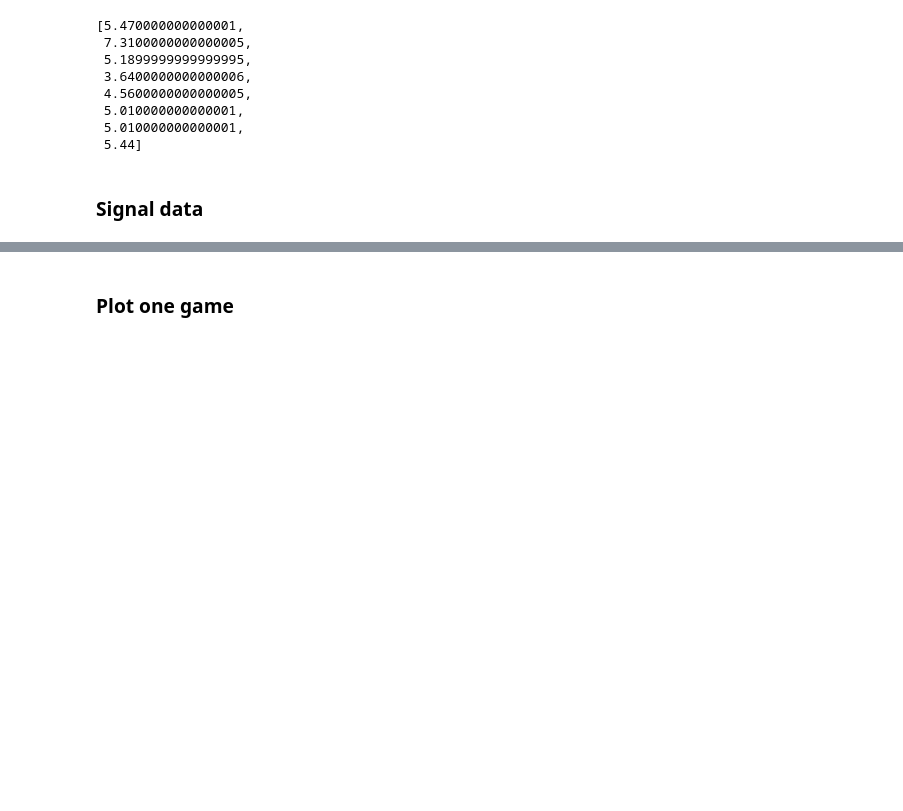
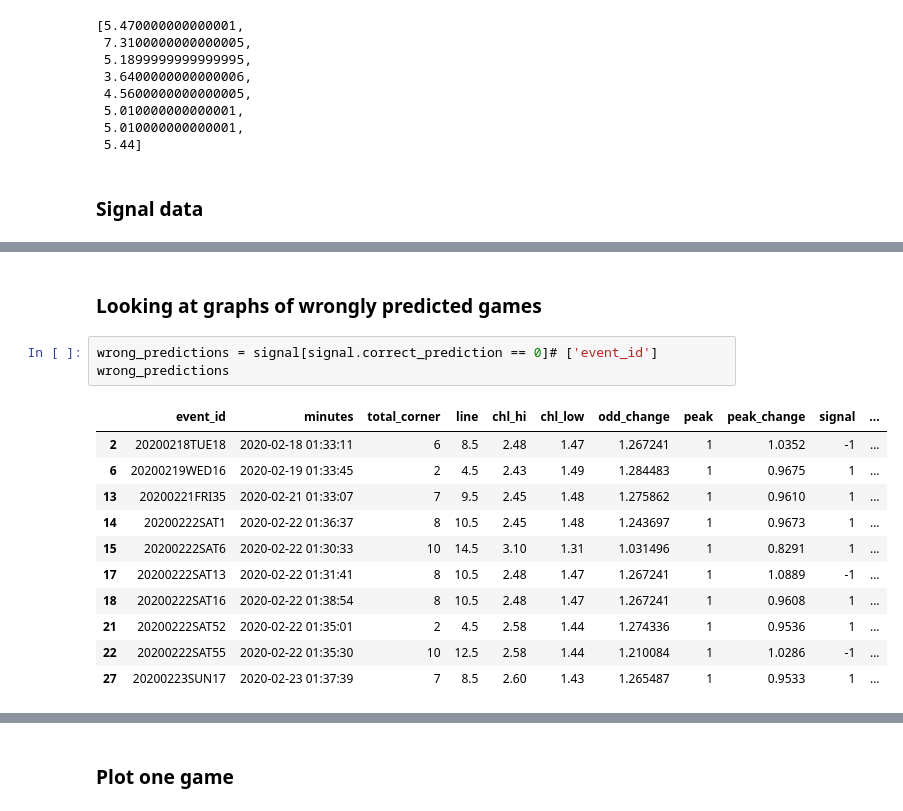
Before and after one commit to tysonwu/odds-crawl-app, a Jupyter notebook: development/data_collection/signal analysis.ipynb, the cells around one changed output, grey strips where cells are left out. Cells and saved outputs as stored; diff of their text form; blank space fills up the shorter version.

```diff
--- a/development/data_collection/signal analysis.ipynb
+++ b/development/data_collection/signal analysis.ipynb
@@ -50,0 +51,17 @@ signal
+# %% [markdown]
+### Looking at graphs of wrongly predicted games
+# %%
+wrong_predictions = signal[signal.correct_prediction == 0]# ['event_id']
+wrong_predictions
+# %% [output]
+|  | event_id | minutes | total_corner | line | chl_hi | chl_low | odd_change | peak | peak_change | signal | ... |
+| 2 | 20200218TUE18 | 2020-02-18 01:33:11 | 6 | 8.5 | 2.48 | 1.47 | 1.267241 | 1 | 1.0352 | -1 | ... |
+| 6 | 20200219WED16 | 2020-02-19 01:33:45 | 2 | 4.5 | 2.43 | 1.49 | 1.284483 | 1 | 0.9675 | 1 | ... |
+| 13 | 20200221FRI35 | 2020-02-21 01:33:07 | 7 | 9.5 | 2.45 | 1.48 | 1.275862 | 1 | 0.9610 | 1 | ... |
+| 14 | 20200222SAT1 | 2020-02-22 01:36:37 | 8 | 10.5 | 2.45 | 1.48 | 1.243697 | 1 | 0.9673 | 1 | ... |
+| 15 | 20200222SAT6 | 2020-02-22 01:30:33 | 10 | 14.5 | 3.10 | 1.31 | 1.031496 | 1 | 0.8291 | 1 | ... |
+| 17 | 20200222SAT13 | 2020-02-22 01:31:41 | 8 | 10.5 | 2.48 | 1.47 | 1.267241 | 1 | 1.0889 | -1 | ... |
+| 18 | 20200222SAT16 | 2020-02-22 01:38:54 | 8 | 10.5 | 2.48 | 1.47 | 1.267241 | 1 | 0.9608 | 1 | ... |
+| 21 | 20200222SAT52 | 2020-02-22 01:35:01 | 2 | 4.5 | 2.58 | 1.44 | 1.274336 | 1 | 0.9536 | 1 | ... |
+| 22 | 20200222SAT55 | 2020-02-22 01:35:30 | 10 | 12.5 | 2.58 | 1.44 | 1.210084 | 1 | 1.0286 | -1 | ... |
+| 27 | 20200223SUN17 | 2020-02-23 01:37:39 | 7 | 8.5 | 2.60 | 1.43 | 1.265487 | 1 | 0.9533 | 1 | ... |
```
Also changed, not shown: parts of 5 cells of this notebook.
